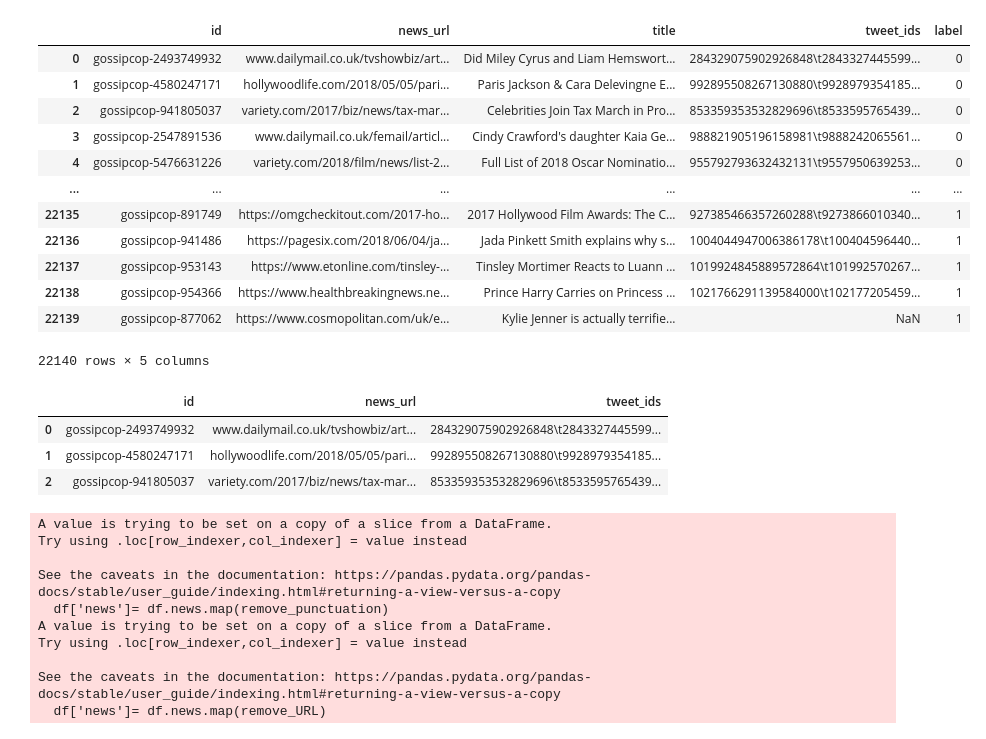
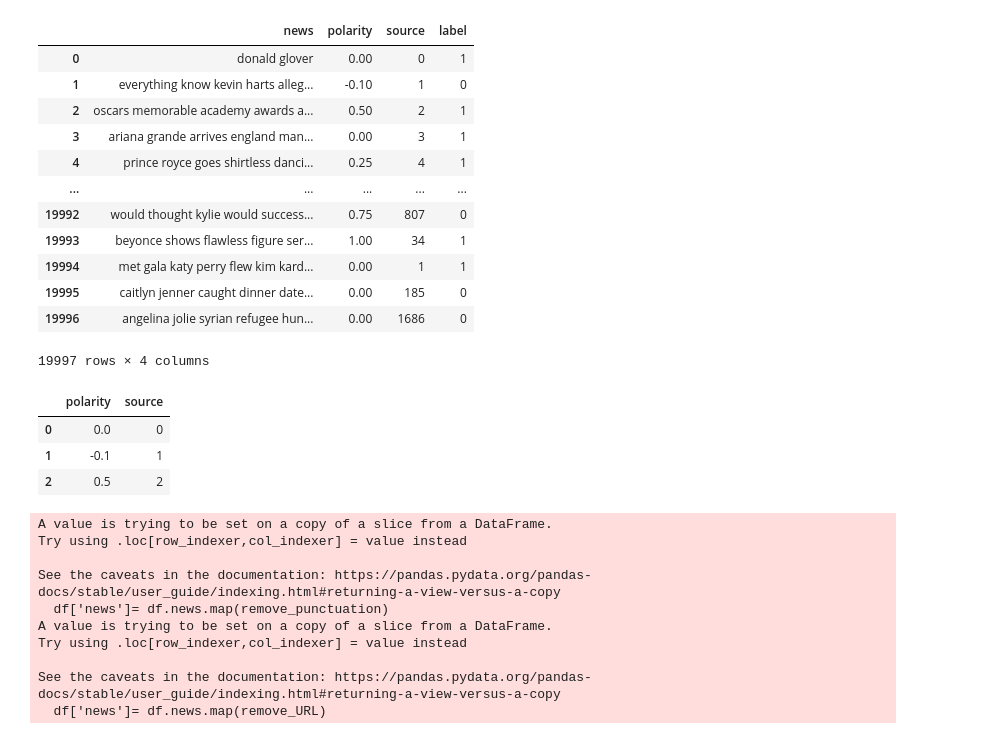
Before and after one commit to hosseini72/Fakenews_deep, a Jupyter notebook: dp_gossipcop.ipynb, the cells around one changed output. Cells and saved outputs as stored; diff of their text form; code cells hidden in the pictures.

```diff
--- a/dp_gossipcop.ipynb
+++ b/dp_gossipcop.ipynb
@@ -29,22 +29,22 @@ from keras.callbacks import EarlyStopping
 from sklearn.metrics import classification_report
 # %%
 #read data
-dataset= pd.read_csv('gossipcop.csv')
+dataset= pd.read_csv('gossipcop_stp_fS_fe_stm.csv')
 dataset
 # %% [output]
-|  | id | news_url | title | tweet_ids | label |
-| 0 | gossipcop-2493749932 | www.dailymail.co.uk/tvshowbiz/art... | Did Miley Cyrus and Liam Hemswort... | 284329075902926848\t2843327445599... | 0 |
-| 1 | gossipcop-4580247171 | hollywoodlife.com/2018/05/05/pari... | Paris Jackson & Cara Delevingne E... | 992895508267130880\t9928979354185... | 0 |
-| 2 | gossipcop-941805037 | variety.com/2017/biz/news/tax-mar... | Celebrities Join Tax March in Pro... | 853359353532829696\t8533595765439... | 0 |
-| 3 | gossipcop-2547891536 | www.dailymail.co.uk/femail/articl... | Cindy Crawford's daughter Kaia Ge... | 988821905196158981\t9888242065561... | 0 |
-| 4 | gossipcop-5476631226 | variety.com/2018/film/news/list-2... | Full List of 2018 Oscar Nominatio... | 955792793632432131\t9557950639253... | 0 |
-| ... | ... | ... | ... | ... | ... |
-| 22135 | gossipcop-891749 | https://omgcheckitout.com/2017-ho... | 2017 Hollywood Film Awards: The C... | 927385466357260288\t9273866010340... | 1 |
-| 22136 | gossipcop-941486 | https://pagesix.com/2018/06/04/ja... | Jada Pinkett Smith explains why s... | 1004044947006386178\t100404596440... | 1 |
-| 22137 | gossipcop-953143 | https://www.etonline.com/tinsley-... | Tinsley Mortimer Reacts to Luann ... | 1019924845889572864\t101992570267... | 1 |
-| 22138 | gossipcop-954366 | https://www.healthbreakingnews.ne... | Prince Harry Carries on Princess ... | 1021766291139584000\t102177205459... | 1 |
-| 22139 | gossipcop-877062 | https://www.cosmopolitan.com/uk/e... | Kylie Jenner is actually terrifie... | NaN | 1 |
+|  | news | polarity | source | label |
+| 0 | donald glover | 0.00 | 0 | 1 |
+| 1 | everything know kevin harts alleg... | -0.10 | 1 | 0 |
+| 2 | oscars memorable academy awards a... | 0.50 | 2 | 1 |
+| 3 | ariana grande arrives england man... | 0.00 | 3 | 1 |
+| 4 | prince royce goes shirtless danci... | 0.25 | 4 | 1 |
+| ... | ... | ... | ... | ... |
+| 19992 | would thought kylie would success... | 0.75 | 807 | 0 |
+| 19993 | beyonce shows flawless figure ser... | 1.00 | 34 | 1 |
+| 19994 | met gala katy perry flew kim kard... | 0.00 | 1 | 1 |
+| 19995 | caitlyn jenner caught dinner date... | 0.00 | 185 | 0 |
+| 19996 | angelina jolie syrian refugee hun... | 0.00 | 1686 | 0 |
-22140 rows × 5 columns
+19997 rows × 4 columns
 # %%
 #rename the title column to news
 dataset.rename(columns= {'title': 'news'}, inplace= True)
@@ -54,10 +54,10 @@ label= dataset[['label']]
 other_features= dataset.drop(['news', 'label'], axis= 1)
 other_features.head(3)
 # %% [output]
-|  | id | news_url | tweet_ids |
-| 0 | gossipcop-2493749932 | www.dailymail.co.uk/tvshowbiz/art... | 284329075902926848\t2843327445599... |
-| 1 | gossipcop-4580247171 | hollywoodlife.com/2018/05/05/pari... | 992895508267130880\t9928979354185... |
-| 2 | gossipcop-941805037 | variety.com/2017/biz/news/tax-mar... | 853359353532829696\t8533595765439... |
+|  | polarity | source |
+| 0 | 0.0 | 0 |
+| 1 | -0.1 | 1 |
+| 2 | 0.5 | 2 |
 # %%
 # cleanning dataset
 # %%
```
Also changed, not shown: parts of 23 cells of this notebook, 5 other files.
